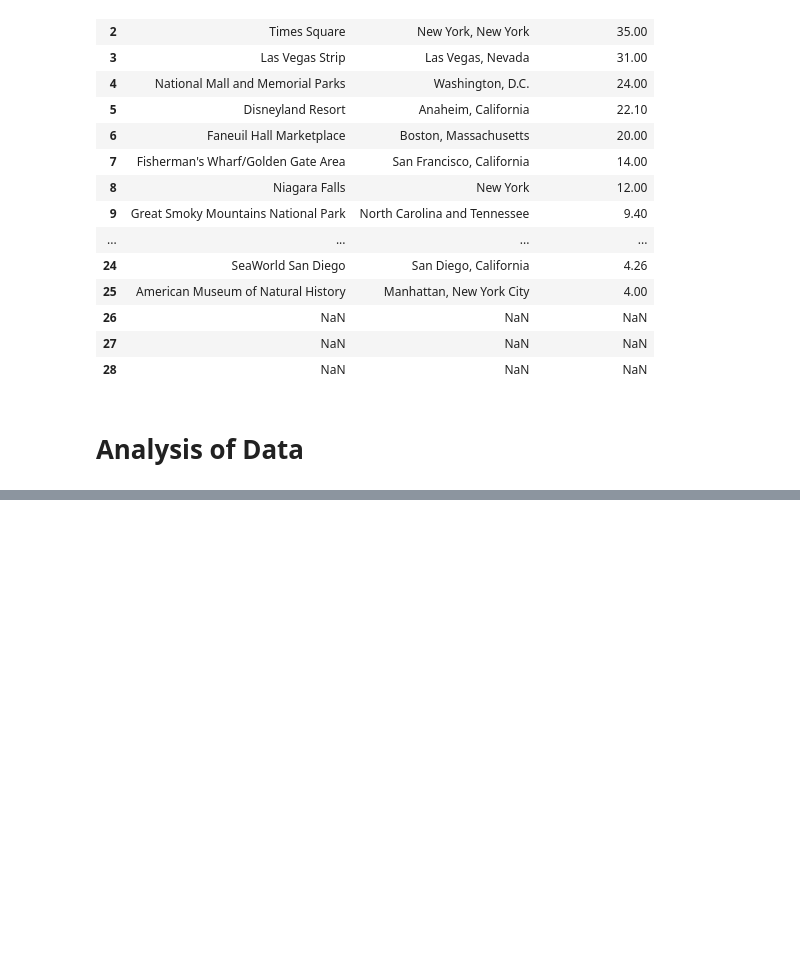
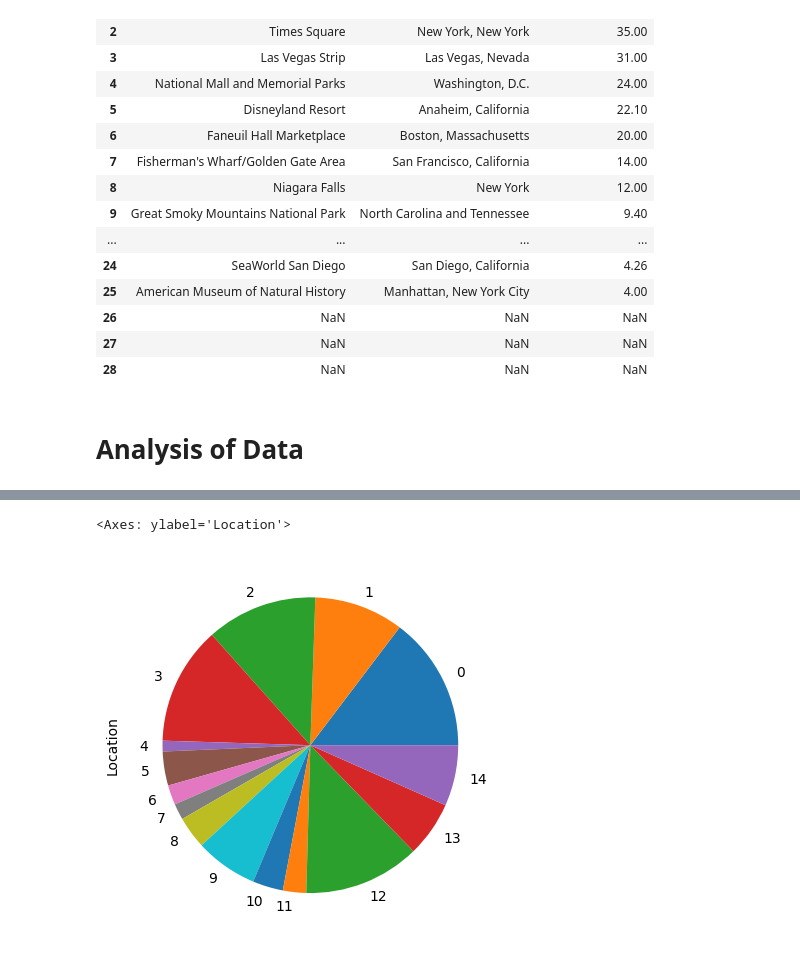
Before and after one commit to joannathom/Favorite-Vacation-Locations, a Jupyter notebook: analyzedata.ipynb, the cells around one changed output, grey strips where cells are left out. Drawn from its saved outputs; the diff is of its cells as text; code cells hidden in the pictures; blank space fills up the shorter version.

```diff
--- a/analyzedata.ipynb
+++ b/analyzedata.ipynb
@@ -134,0 +135,5 @@ df.plot.bar(title = 'Favorite-Vacation-Locations')
+# %%
+df["Locations"].plot.pie()
+# %% [output]
+<Axes: ylabel='Location'>
+[figure, added]
```
Also changed, not shown: parts of 4 cells of this notebook.
